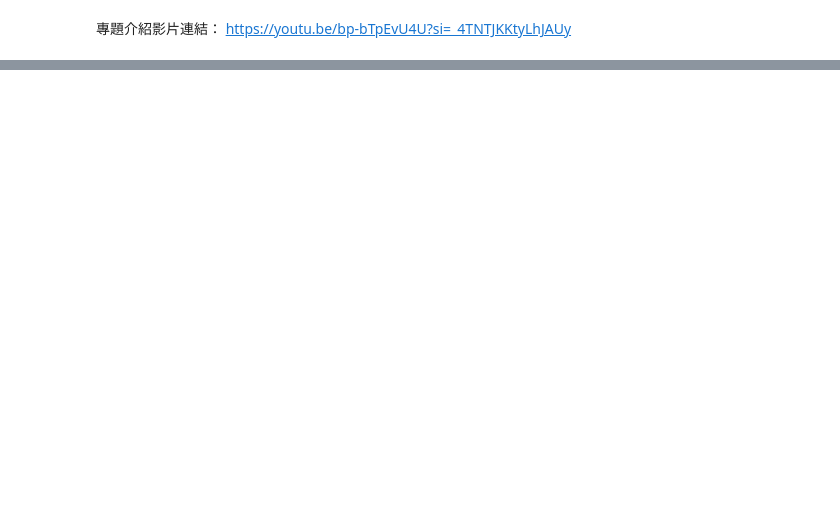
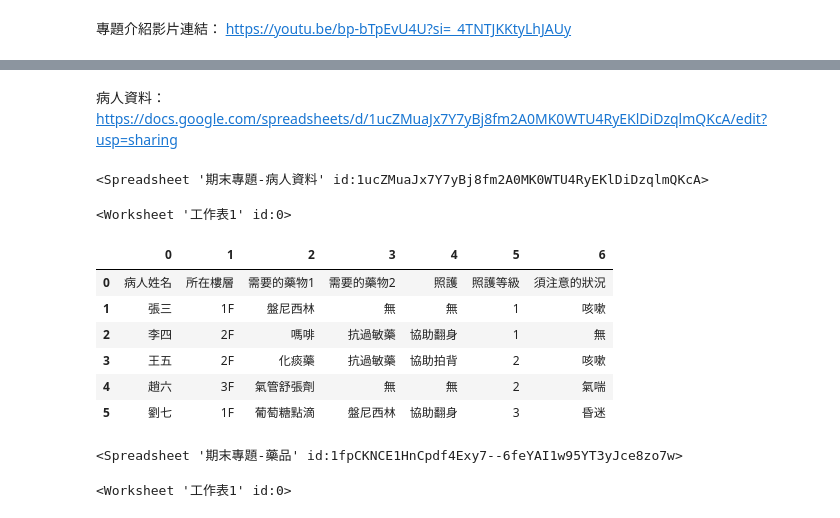
Before and after one commit to shuen1106lu/Program-Language, a Jupyter notebook: 期末專題.ipynb, the cells around one changed output, grey strips where cells are left out. Saved outputs shown, nothing was run; the diff lists cells and outputs as text; code cells hidden in the pictures; blank space fills up the shorter version.

```diff
--- a/期末專題.ipynb
+++ b/期末專題.ipynb
@@ -12,11 +21,51 @@ from google.auth import default
 import pandas as pd
+# %% [markdown]
+病人資料：https://docs.google.com/spreadsheets/d/1ucZMuaJx7Y7yBj8fm2A0MK0WTU4RyEKlDiDzqlmQKcA/edit?usp=sharing
 # %%
-# 認證 Google Sheets API
-creds, _ = default()
 gc = gspread.authorize(creds)
+# read data and put it in a dataframe
+# 在 google 工作表載入 gsheets
+gsheets_1 = gc.open_by_url('https://docs.google.com/spreadsheets/d/1ucZMuaJx7Y7yBj8fm2A0MK0WTU4RyEKlDiDzqlmQKcA/edit?usp=sharing')
 
-# 讀取 Google Sheets(病人資料)
-gsheets = gc.open_by_url('https://docs.google.com/spreadsheets/d/1ucZMuaJx7Y7yBj8fm2A0MK0WTU4RyEKlDiDzqlmQKcA/edit?usp=sharing')
-
-# 選擇第一個工作表
-worksheet = gsheets.get_worksheet(0)
+gsheets_1
+# %% [output]
+<Spreadsheet '期末專題-病人資料' id:1ucZMuaJx7Y7yBj8fm2A0MK0WTU4RyEKlDiDzqlmQKcA>
+# %%
+from gspread_dataframe import set_with_dataframe
+
+worksheet_1 = gsheets_1.get_worksheet(0)
+
+worksheet_1
+# %% [output]
+<Worksheet '工作表1' id:0>
+# %%
+# 取得 Google Sheets 內容(病人)
+data_1 = worksheet_1.get_all_values()  # 取得所有儲存格資料，回傳為 2D 陣列
+df_1 = pd.DataFrame(data_1)
+# %%
+df_1
+# %% [output]
+|  | 0 | 1 | 2 | 3 | 4 | 5 | 6 |
+| 0 | 病人姓名 | 所在樓層 | 需要的藥物1 | 需要的藥物2 | 照護 | 照護等級 | 須注意的狀況 |
+| 1 | 張三 | 1F | 盤尼西林 | 無 | 無 | 1 | 咳嗽 |
+| 2 | 李四 | 2F | 嗎啡 | 抗過敏藥 | 協助翻身 | 1 | 無 |
+| 3 | 王五 | 2F | 化痰藥 | 抗過敏藥 | 協助拍背 | 2 | 咳嗽 |
+| 4 | 趙六 | 3F | 氣管舒張劑 | 無 | 無 | 2 | 氣喘 |
+| 5 | 劉七 | 1F | 葡萄糖點滴 | 盤尼西林 | 協助翻身 | 3 | 昏迷 |
+# %%
+import pandas as pd
+# read data and put it in a dataframe
+# 在 google 工作表載入 gsheets
+gsheets_2 = gc.open_by_url('https://docs.google.com/spreadsheets/d/1fpCKNCE1HnCpdf4Exy7--6feYAI1w95YT3yJce8zo7w/edit?usp=sharing')
+
+gsheets_2
+# %% [output]
+<Spreadsheet '期末專題-藥品' id:1fpCKNCE1HnCpdf4Exy7--6feYAI1w95YT3yJce8zo7w>
+# %%
+from gspread_dataframe import set_with_dataframe
+
+worksheet_2 = gsheets_2.get_worksheet(0)
+
+worksheet_2
+# %% [output]
+<Worksheet '工作表1' id:0>
```
Also changed, not shown: parts of 8 cells of this notebook.
